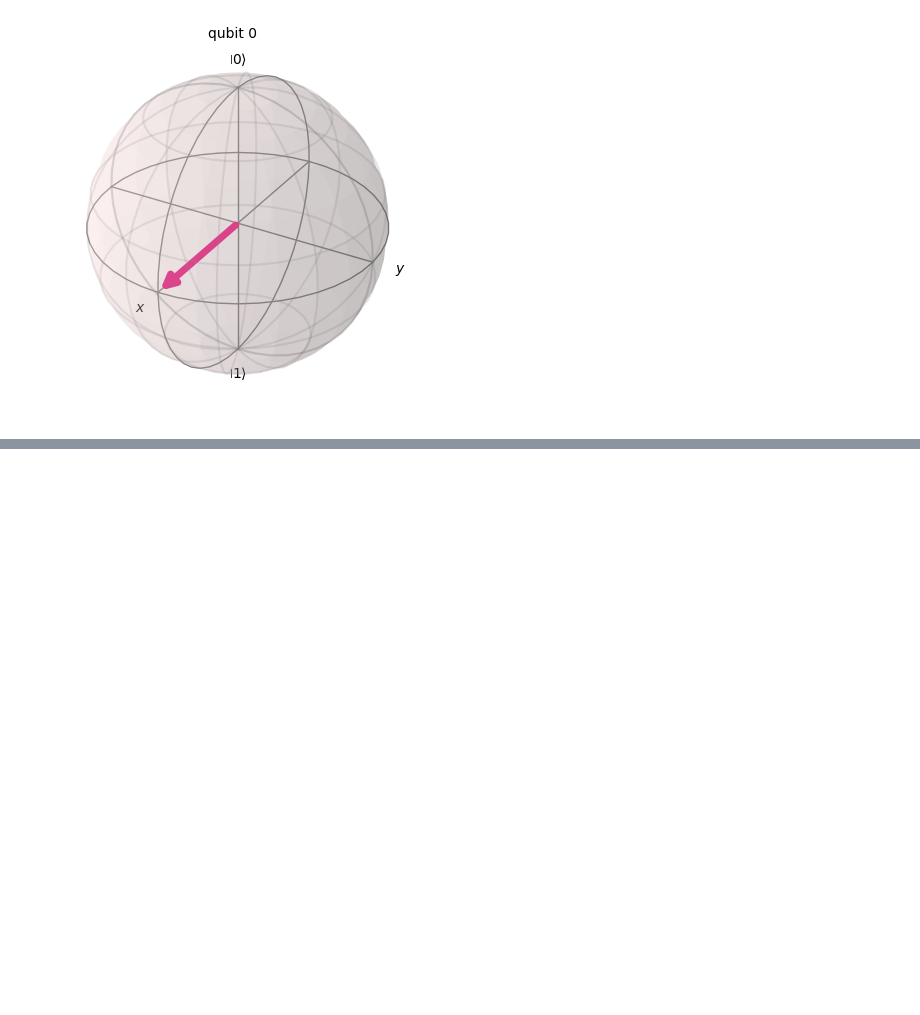
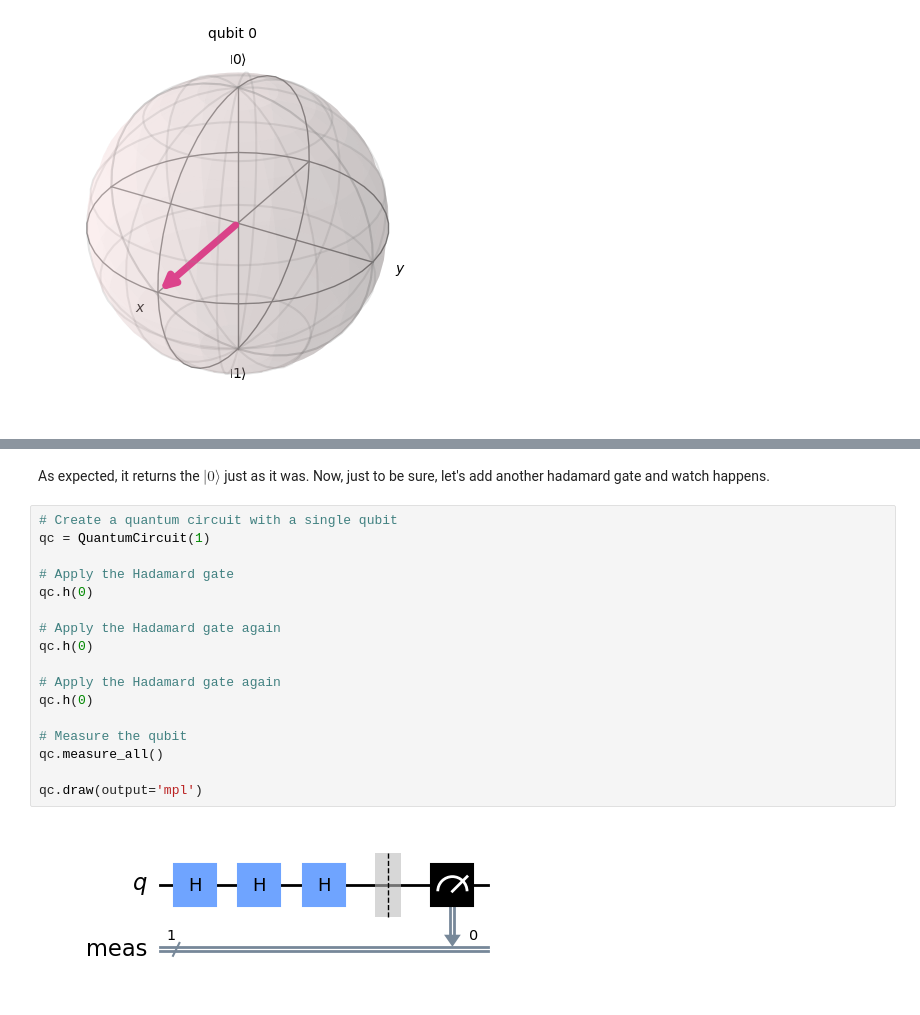
Before and after one commit to chottoamii/QLearn-Assets, a Jupyter notebook: codes/Quantum Gates/hadamard_gate.ipynb, the cells around one changed output, grey strips where cells are left out. Cells and saved outputs as stored; diff of their text form; blank space fills up the shorter version.

```diff
--- a/codes/Quantum Gates/hadamard_gate.ipynb
+++ b/codes/Quantum Gates/hadamard_gate.ipynb
@@ -114,0 +158,21 @@ plot_bloch_multivector(statevector_after_hadamard)
+# %% [markdown]
+As expected, it returns the $|0\rangle$ just as it was. Now, just to be sure, let's add another hadamard gate and watch happens.
+# %%
+# Create a quantum circuit with a single qubit
+qc = QuantumCircuit(1)
+
+# Apply the Hadamard gate
+qc.h(0)
+
+# Apply the Hadamard gate again
+qc.h(0)
+
+# Apply the Hadamard gate again
+qc.h(0)
+
+# Measure the qubit
+qc.measure_all()
+
+qc.draw(output='mpl')
+# %% [output]
+[figure, added]
```
Also changed, not shown: parts of 12 cells of this notebook, 1 other file.
